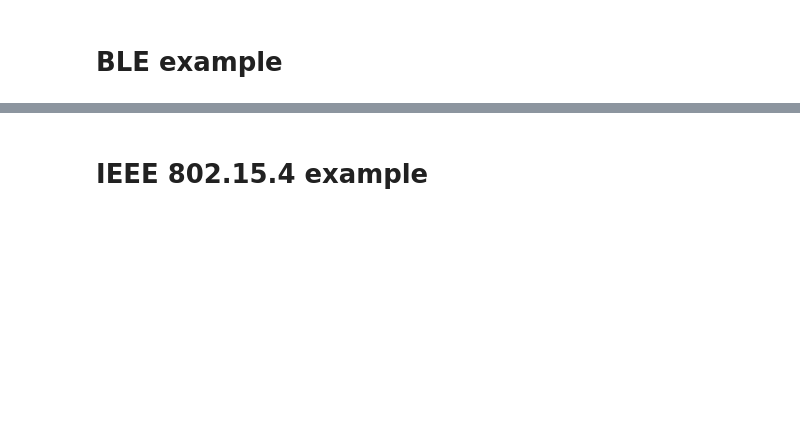
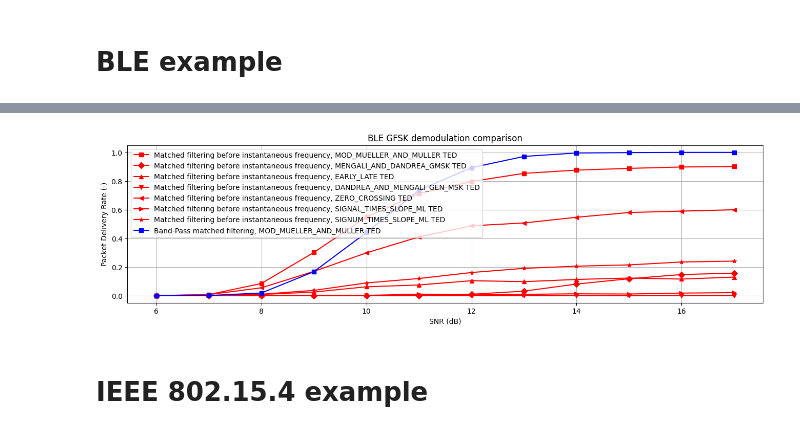
Before and after one commit to SDMote/SDR_projects, a Jupyter notebook: python_phy/jupyter_notebooks/packet_delivery_rate_analysis.ipynb, the cells around one changed output, grey strips where cells are left out. Saved outputs shown, nothing was run; the diff lists cells and outputs as text; code cells hidden in the pictures; blank space fills up the shorter version.

Commit message:
analysis for all TED methods. MOD_MUELLER_AND_MUELLER is still the best

```diff
--- a/python_phy/jupyter_notebooks/packet_delivery_rate_analysis.ipynb
+++ b/python_phy/jupyter_notebooks/packet_delivery_rate_analysis.ipynb
@@ -21,8 +56,9 @@ filenames: dict = {"BLE": "BLE_0dBm.dat", "IEEE802154": "802154_0dBm.dat"}  # Op
 fs = 10e6  # Hz
 receiver_type: ReceiverType = "BLE"
 iq_samples: np.ndarray = read_iq_data(f"../../capture_nRF/data/new/{filenames[receiver_type]}")
+
 demodulation_type: DemodulationType = "INSTANTANEOUS_FREQUENCY"
-ted_type: TEDType = "MOD_MUELLER_AND_MULLER"
+ted_type: TEDType = "MENGALI_AND_DANDREA_GMSK"
 
-snr_range = range(10, 20, 1)
+snr_range = range(6, 18, 1)
 noise_realisations = int(1e4)
@@ -57,0 +91,80 @@ plotter.plot(title="PDR vs SNR Analysis")
+# %%
+ted_types: list[TEDType] = [
+    "MOD_MUELLER_AND_MULLER",
+    "MENGALI_AND_DANDREA_GMSK",
+    "EARLY_LATE",
+    "DANDREA_AND_MENGALI_GEN_MSK",
+    "ZERO_CROSSING",
+    "SIGNAL_TIMES_SLOPE_ML",
+    "SIGNUM_TIMES_SLOPE_ML",
+]
+
+opened_files = []
+# Instantaneous frquency
+for ted in ted_types:
+    with open(f"before_iir_{ted}.pkl", "rb") as f:
+        opened_files.append(pickle.load(f))
+
+# Band pass
+with open("band_pass_MOD_MUELLER_AND_MULLER.pkl", "rb") as f:
+    band_pass = pickle.load(f)
+
+markers = ["o", "s", "D", "^", "v", "<", ">", "p", "*", "X"]
+plotter = PDRPlotter()
+# Instantaneous frquency
+plotter.add_trace(
+    opened_files[0],
+    f"Matched filtering before instantaneous frequency, {ted_types[0]} TED",
+    colour="red",
+    linestyle="-",
+    marker="s",
+)
+plotter.add_trace(
+    opened_files[1],
+    f"Matched filtering before instantaneous frequency, {ted_types[1]} TED",
+    colour="red",
+    linestyle="-",
+    marker="D",
+)
+plotter.add_trace(
+    opened_files[2],
+    f"Matched filtering before instantaneous frequency, {ted_types[2]} TED",
+    colour="red",
+    linestyle="-",
+    marker="^",
+)
+plotter.add_trace(
+    opened_files[3],
+    f"Matched filtering before instantaneous frequency, {ted_types[3]} TED",
+    colour="red",
+    linestyle="-",
+    marker="v",
+)
+plotter.add_trace(
+    opened_files[4],
+    f"Matched filtering before instantaneous frequency, {ted_types[4]} TED",
+    colour="red",
+    linestyle="-",
+    marker="<",
+)
+plotter.add_trace(
+    opened_files[5],
+    f"Matched filtering before instantaneous frequency, {ted_types[5]} TED",
+    colour="red",
+    linestyle="-",
+    marker=">",
+)
+plotter.add_trace(
+    opened_files[6],
+    f"Matched filtering before instantaneous frequency, {ted_types[6]} TED",
+    colour="red",
+    linestyle="-",
+    marker="*",
+)
+# Band pass
+plotter.add_trace(
+    band_pass, f"Band-Pass matched filtering, {'MOD_MUELLER_AND_MULLER'} TED", colour="blue", linestyle="-", marker="s"
+)
+plotter.plot(title="BLE GFSK demodulation comparison", figsize=(16, 4))
+# %% [output]
+[figure, added]
```
Also changed, not shown: parts of 6 cells of this notebook.
